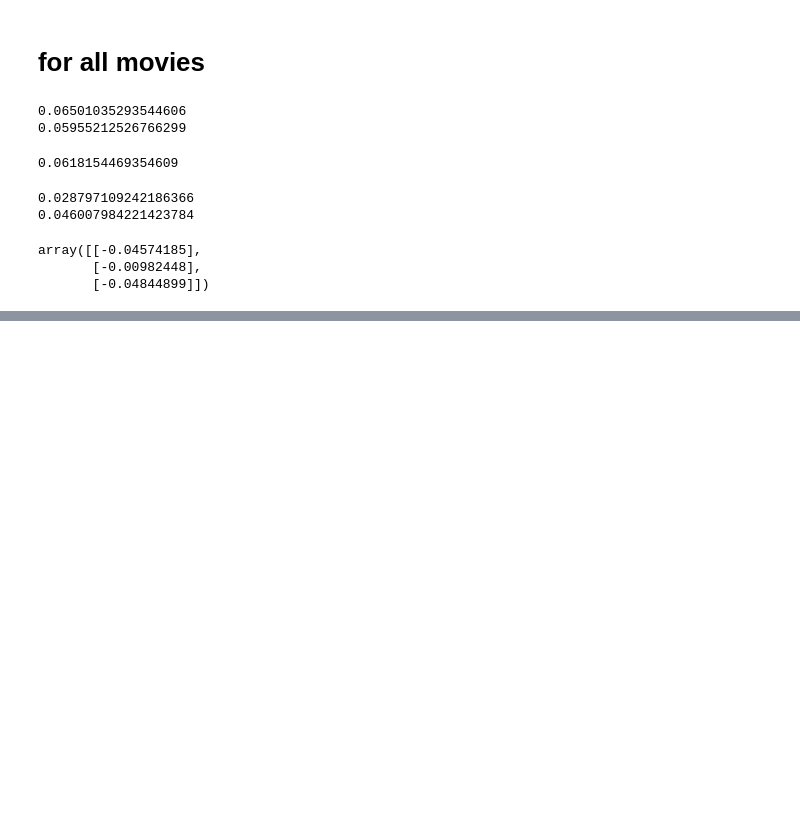
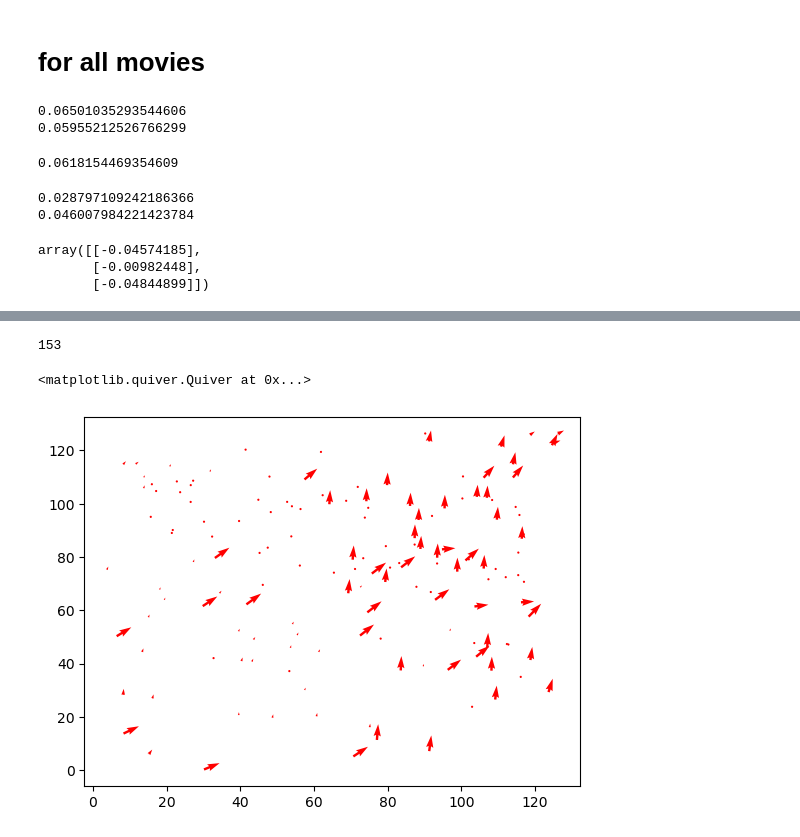
Before and after one commit to NessLfy/loop_extrusion_contact_dynamics, a Jupyter notebook: scratchpad/chromatic_aberration_correction.ipynb, the cells around one changed output, grey strips where cells are left out. Saved outputs shown, nothing was run; the diff lists cells and outputs as text; code cells hidden in the pictures; blank space fills up the shorter version.

```diff
--- a/scratchpad/chromatic_aberration_correction.ipynb
+++ b/scratchpad/chromatic_aberration_correction.ipynb
@@ -419,0 +442,11 @@ array([[-0.04574185],
+# %%
+r = 0
+print(len(df_comb[df_comb.run == df_comb.run.unique()[r]]))
+plt.quiver(df_comb[df_comb.run == df_comb.run.unique()[r]].x,
+            df_comb[df_comb.run == df_comb.run.unique()[r]].y,
+            np.abs(df_comb[df_comb.run == df_comb.run.unique()[r]].dx),
+            np.abs(df_comb[df_comb.run == df_comb.run.unique()[r]].dy),scale=5, color='r')
+# %% [output]
+153
+<matplotlib.quiver.Quiver at 0x...>
+[figure, added]
```
Also changed, not shown: parts of 12 cells of this notebook.
